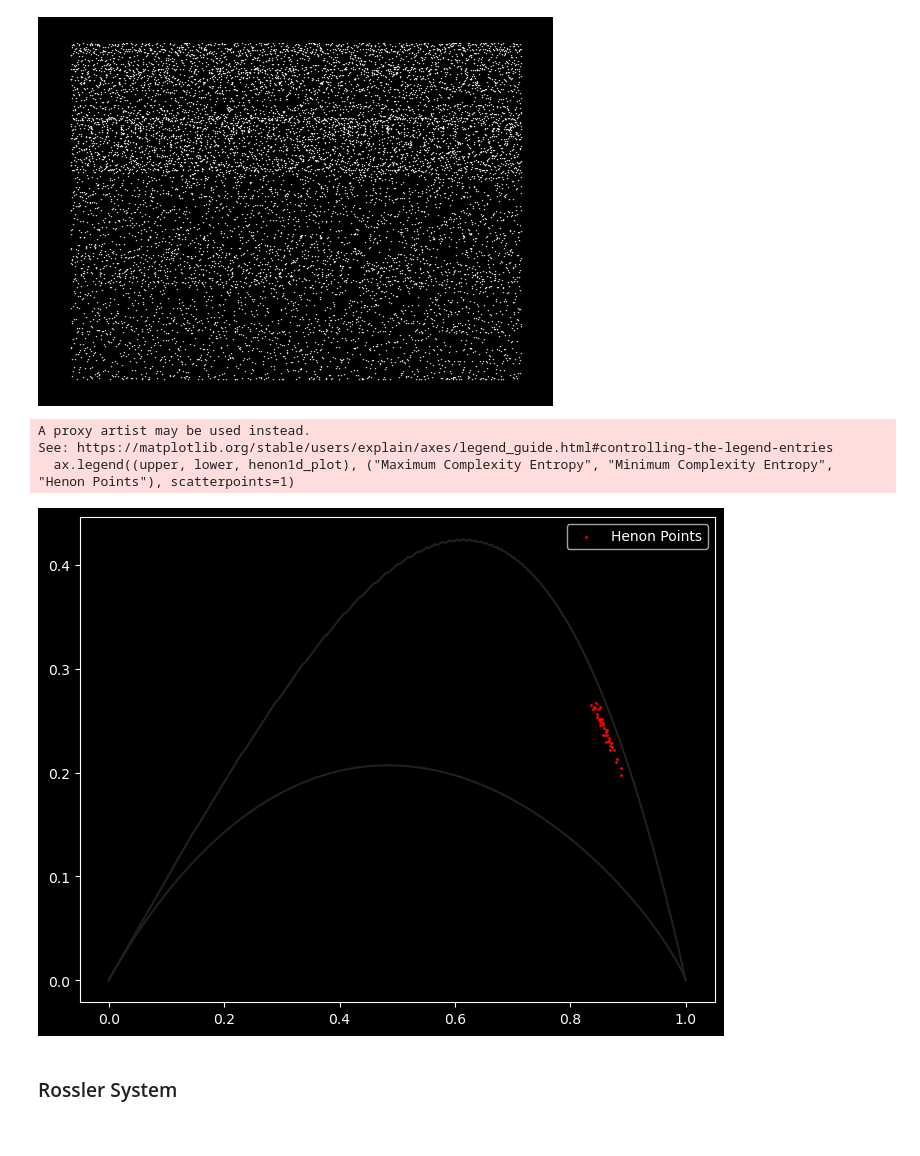
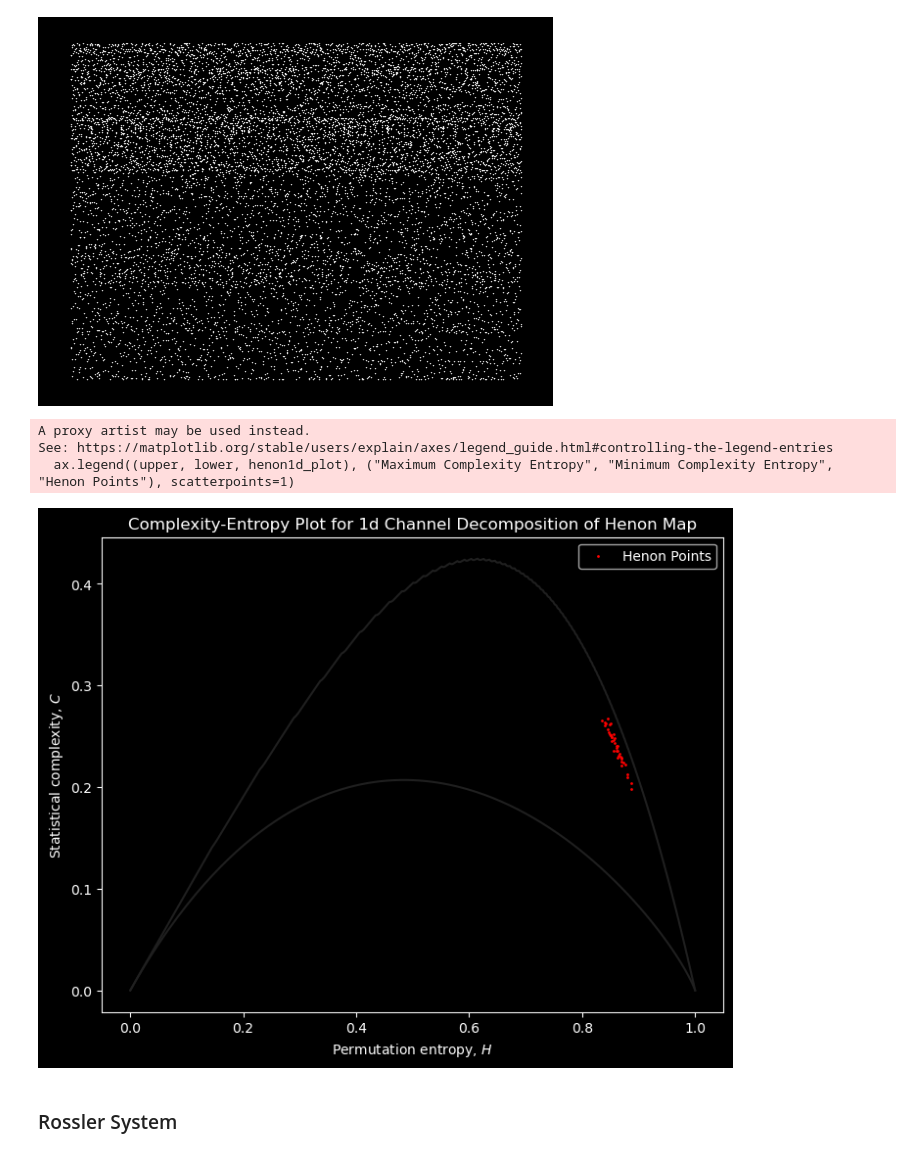
Before and after one commit to MatthewChen37/MATH8803-Final-Project, a Jupyter notebook: Simulations.ipynb, the cells around one changed output. Drawn from its saved outputs; the diff is of its cells as text; code cells hidden in the pictures.

```diff
--- a/Simulations.ipynb
+++ b/Simulations.ipynb
@@ -84,21 +88,25 @@ plt.close()
 # %%
 f, ax = plt.subplots(figsize=(8.19, 6.3))
 henon1d_x = np.zeros((len(windows), 2))
 for idx, (start_idx, end_idx) in enumerate(windows):
 	henon1d_entropy, henon1d_complexity = ordpy.complexity_entropy(data=x[start_idx:end_idx], dx=int(5), dy=int(1), taux=int(3), tauy=int(1))
 	henon1d_x[idx][0] = henon1d_entropy
 	henon1d_x[idx][1] = henon1d_complexity
 
 upper = ax.plot(hmin, cmin, linewidth=1.5, color='#202020', zorder=0)
 lower = ax.plot(hmax, cmax, linewidth=1.5, color='#202020', zorder=0)
 henon1d_plot = ax.scatter(henon1d_x[:,0], henon1d_x[:,1], c="r", s=1)
 ax.legend((upper, lower, henon1d_plot), ("Maximum Complexity Entropy", "Minimum Complexity Entropy", "Henon Points"), scatterpoints=1)
+ax.set_title("Complexity-Entropy Plot for 1d Channel Decomposition of Henon Map")
+ax.set_xlabel('Permutation entropy, $H$')
+ax.set_ylabel('Statistical complexity, $C$')
+
 plt.show()
 # %% [output]
 A proxy artist may be used instead.
 See: https://matplotlib.org/stable/users/explain/axes/legend_guide.html#controlling-the-legend-entries
   ax.legend((upper, lower, henon1d_plot), ("Maximum Complexity Entropy", "Minimum Complexity Entropy", "Henon Points"), scatterpoints=1)
-[figure, old version]
+[figure, new version]
 # %% [markdown]
 ### Rossler System
 # %%
```
Also changed, not shown: parts of 3 cells of this notebook, 9 other files.
